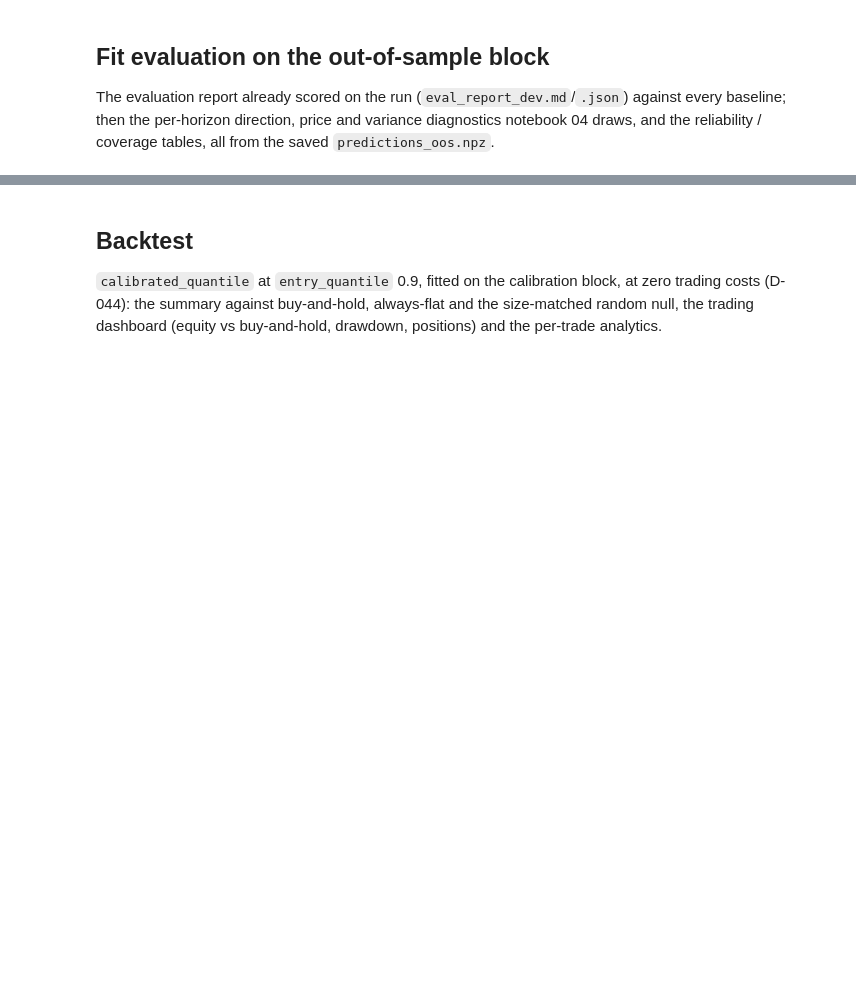
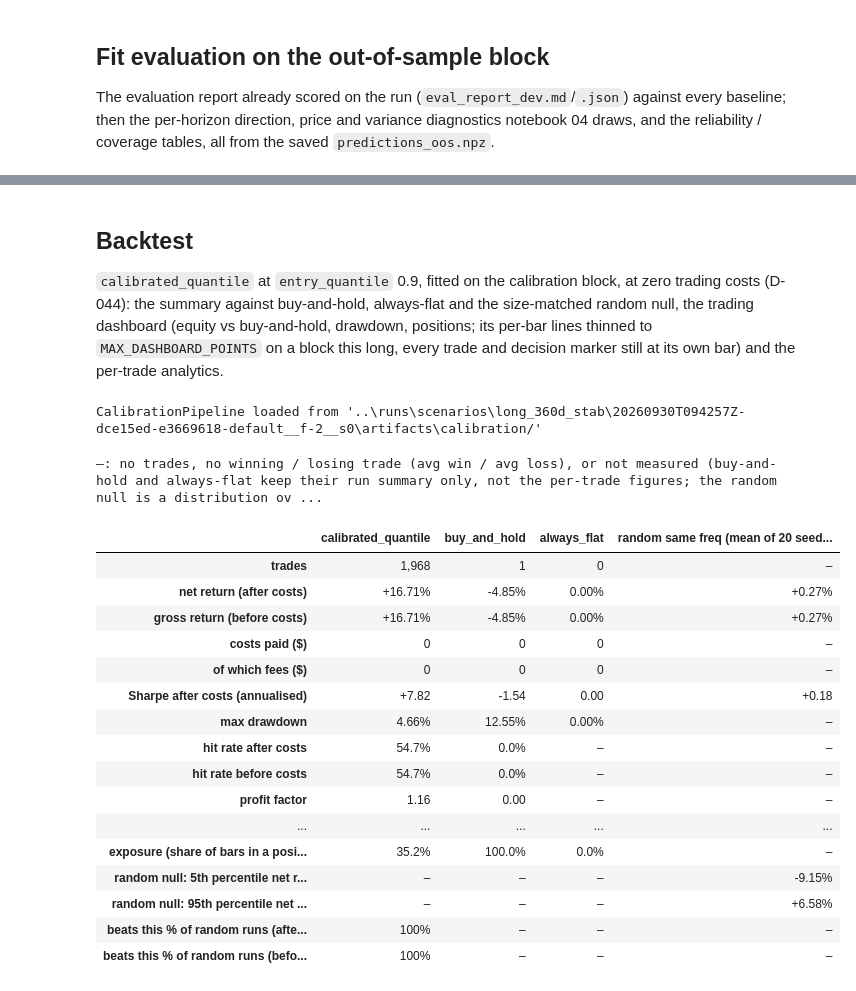
Before and after one commit to another-worlds/neural_trade, a Jupyter notebook: notebooks/09_candidate_run.ipynb, the cells around one changed output, grey strips where cells are left out. Cells and saved outputs as stored; diff of their text form; code cells hidden in the pictures; blank space fills up the shorter version.

```diff
--- a/notebooks/09_candidate_run.ipynb
+++ b/notebooks/09_candidate_run.ipynb
@@ -18,6 +18,8 @@ MANIFEST_PATH = "../configs/candidates/manifest.json"
 STRATEGY = "calibrated_quantile"
 STRATEGY_PARAMS = {"entry_quantile": 0.9}
 BACKTEST_PARAMS = {"fee_bps": 0.0, "half_spread_bps": 0.0, "slippage_bps": 0.0, "random_seeds": 20}
+MAX_DASHBOARD_POINTS = 6000      # thins the trading dashboard's per-bar lines on this long a block (D-013 size)
+MAX_ROC_POINTS = 300             # direction_analytics' own ROC-curve resolution
 # %% [markdown]
 ## Summary
 # %%
@@ -85,10 +302,31 @@ Visualizations.build("variance_analytics", oos_frame, cfg, raw_delta=raw_delta).
 
 `calibrated_quantile` at `entry_quantile` 0.9, fitted on the calibration block, at zero trading costs
 (D-044): the summary against buy-and-hold, always-flat and the size-matched random null, the trading
-dashboard (equity vs buy-and-hold, drawdown, positions) and the per-trade analytics.
+dashboard (equity vs buy-and-hold, drawdown, positions; its per-bar lines thinned to `MAX_DASHBOARD_POINTS`
+on a block this long, every trade and decision marker still at its own bar) and the per-trade analytics.
 # %%
 explorer = BacktestExplorer(run_report.load_saved_blocks(run_dir))
 res = explorer.run(STRATEGY, STRATEGY_PARAMS, BACKTEST_PARAMS)
 display(explorer.summary_frame(res, styled=True))
-explorer.dashboard(res).show()
+explorer.dashboard(res, max_line_points=MAX_DASHBOARD_POINTS).show()
 explorer.trade_analytics(res).show()
+# %% [output]
+CalibrationPipeline loaded from '..\runs\scenarios\long_360d_stab\20260930T094257Z-dce15ed-e3669618-default__f-2__s0\artifacts\calibration/'
+–: no trades, no winning / losing trade (avg win / avg loss), or not measured (buy-and-hold and always-flat keep their run summary only, not the per-trade figures; the random null is a distribution ov ...
+|  | calibrated_quantile | buy_and_hold | always_flat | random same freq (mean of 20 seed... |
+| trades | 1,968 | 1 | 0 | – |
+| net return (after costs) | +16.71% | -4.85% | 0.00% | +0.27% |
+| gross return (before costs) | +16.71% | -4.85% | 0.00% | +0.27% |
+| costs paid ($) | 0 | 0 | 0 | – |
+| of which fees ($) | 0 | 0 | 0 | – |
+| Sharpe after costs (annualised) | +7.82 | -1.54 | 0.00 | +0.18 |
+| max drawdown | 4.66% | 12.55% | 0.00% | – |
+| hit rate after costs | 54.7% | 0.0% | – | – |
+| hit rate before costs | 54.7% | 0.0% | – | – |
+| profit factor | 1.16 | 0.00 | – | – |
+| ... | ... | ... | ... | ... |
+| exposure (share of bars in a posi... | 35.2% | 100.0% | 0.0% | – |
+| random null: 5th percentile net r... | – | – | – | -9.15% |
+| random null: 95th percentile net ... | – | – | – | +6.58% |
+| beats this % of random runs (afte... | 100% | – | – | – |
+| beats this % of random runs (befo... | 100% | – | – | – |
```
Also changed, not shown: parts of 7 cells of this notebook, 5 other files.
